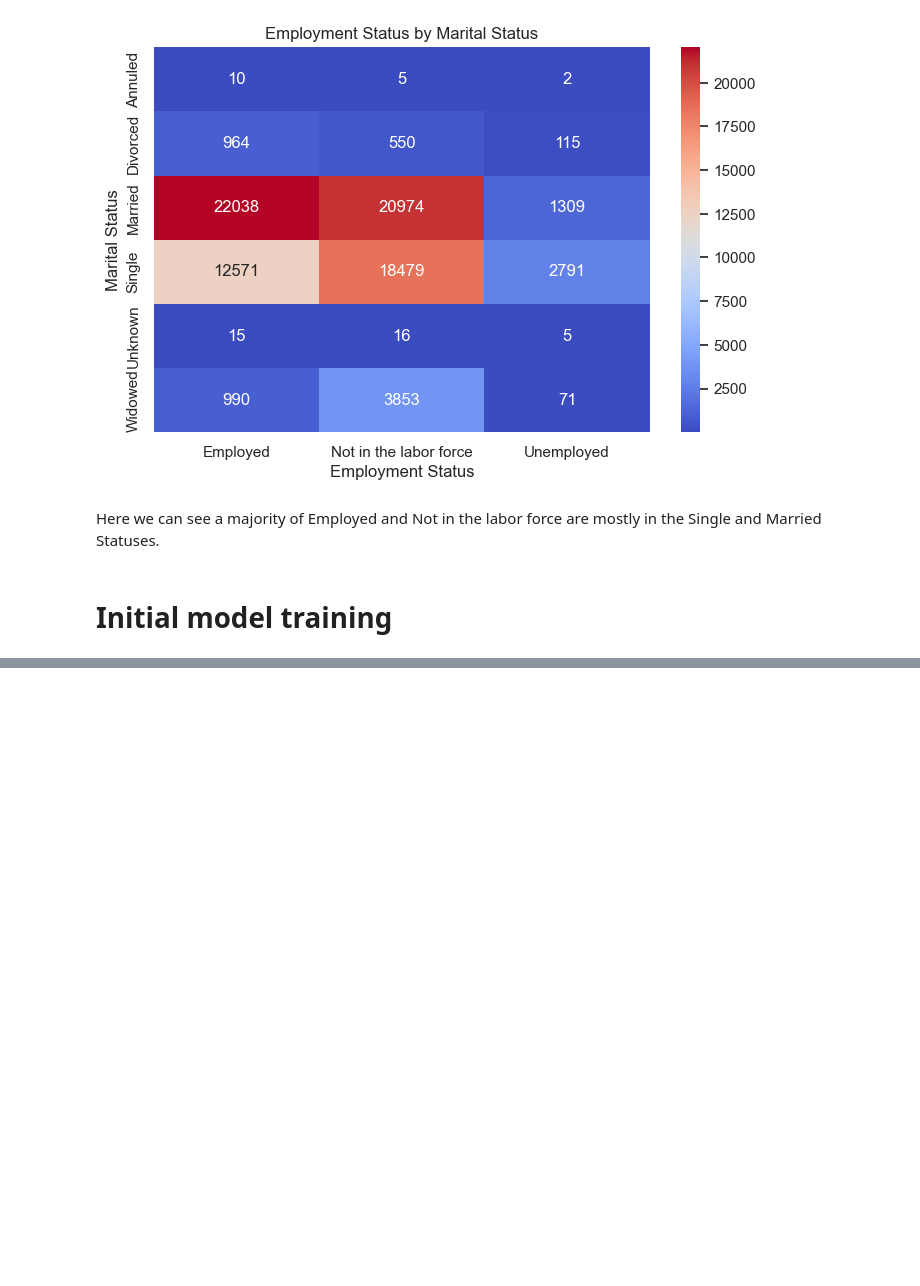
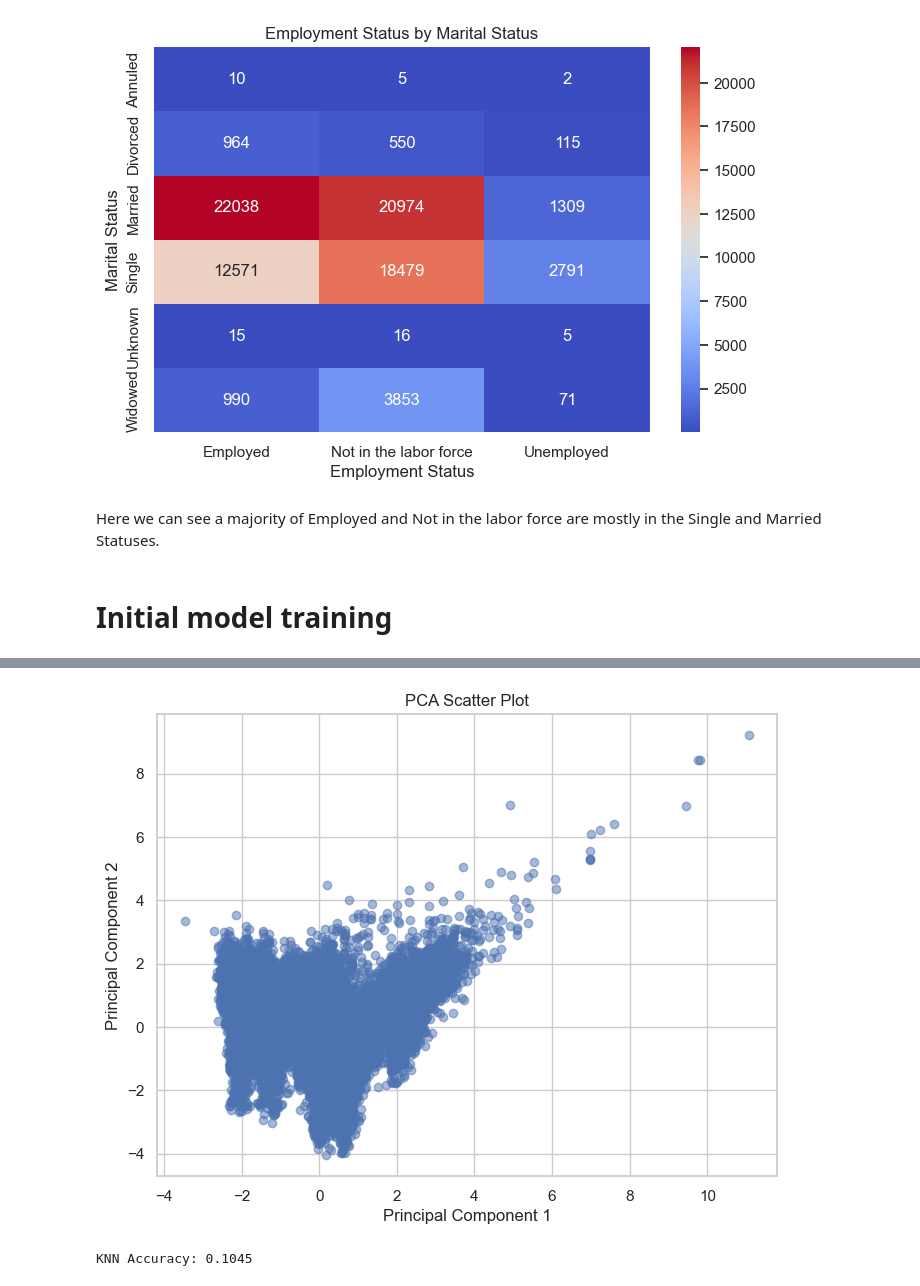
Before and after one commit to Waynes-Wu/stintsy-final-project, a Jupyter notebook: final.ipynb, the cells around one changed output, grey strips where cells are left out. Cells and saved outputs as stored; diff of their text form; code cells hidden in the pictures; blank space fills up the shorter version.

```diff
--- a/final.ipynb
+++ b/final.ipynb
@@ -610,0 +681,11 @@ Here we can see a majority of Employed and Not in the labor force are mostly in
+# %%
+df_cpy = df_cpy[df_cpy['PUFC16_PKB'] != 'Unknown']
+df_cpy = df_cpy[df_cpy['PUFC25_PBASIC'] < 40000]
+# %%
+encoded_array = encoder.fit_transform(df_cpy[category_cols])
+
+encoded_df = pd.DataFrame(encoded_array, columns=encoder.get_feature_names_out(category_cols))
+
+# Drop original categorical columns and merge the new encoded columns
+df_cpy = df_cpy.drop(columns=category_cols).reset_index(drop=True)
+df_cpy = pd.concat([df_cpy, encoded_df], axis=1)
@@ -610,0 +708,61 @@ Here we can see a majority of Employed and Not in the labor force are mostly in
+# %%
+import matplotlib.pyplot as plt
+import pandas as pd
+from sklearn.decomposition import PCA
+from sklearn.preprocessing import StandardScaler
+
+# Ensure df_cpy is numeric for PCA
+df_numeric = df_cpy.select_dtypes(include=['number']).dropna()
+
+# Standardize the data
+scaler = StandardScaler()
+df_scaled = scaler.fit_transform(df_numeric)
+
+pca = PCA(n_components=2)
+pca_result = pca.fit_transform(df_scaled)
+
+# Create a DataFrame for visualization
+df_pca = pd.DataFrame(pca_result, columns=['PC1', 'PC2'])
+
+# Scatter plot
+plt.figure(figsize=(8, 6))
+plt.scatter(df_pca['PC1'], df_pca['PC2'], alpha=0.5)
+plt.xlabel('Principal Component 1')
+plt.ylabel('Principal Component 2')
+plt.title('PCA Scatter Plot')
+plt.grid(True)
+plt.show()
+# %% [output]
+[figure, added]
+# %%
+from sklearn.model_selection import train_test_split
+from sklearn.neighbors import KNeighborsClassifier
+from sklearn.metrics import accuracy_score
+
+
+target_column = 'PUFC25_PBASIC'
+
+df_cpy = df_cpy.dropna(subset=[target_column])
+
+X = df_cpy.drop(columns=[target_column])
+y = df_cpy[target_column]
+
+# Normalize numerical features (after encoding)
+scaler = StandardScaler()
+X_scaled = scaler.fit_transform(X)
+# Split into train and test sets
+X_train, X_test, y_train, y_test = train_test_split(X, y, test_size=0.2, random_state=42)
+
+# Train KNN Classifier
+k = 5000
+knn = KNeighborsClassifier(n_neighbors=k)
+knn.fit(X_train, y_train)
+
+# Predict on test set
+y_pred = knn.predict(X_test)
+
+# Evaluate accuracy
+accuracy = accuracy_score(y_test, y_pred)
+print(f"KNN Accuracy: {accuracy:.4f}")
+# %% [output]
+KNN Accuracy: 0.1045
```
Also changed, not shown: parts of 18 cells of this notebook, 2 other files.
